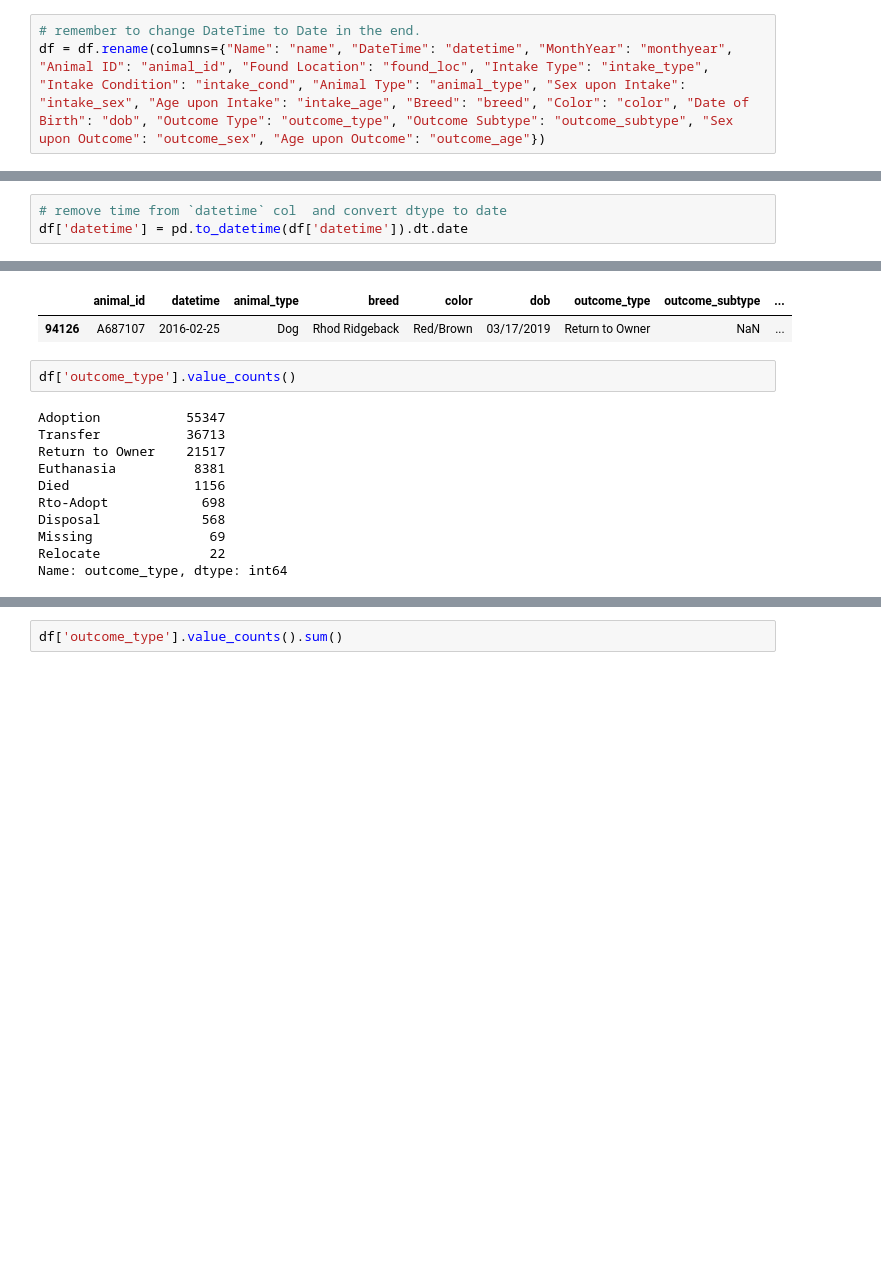
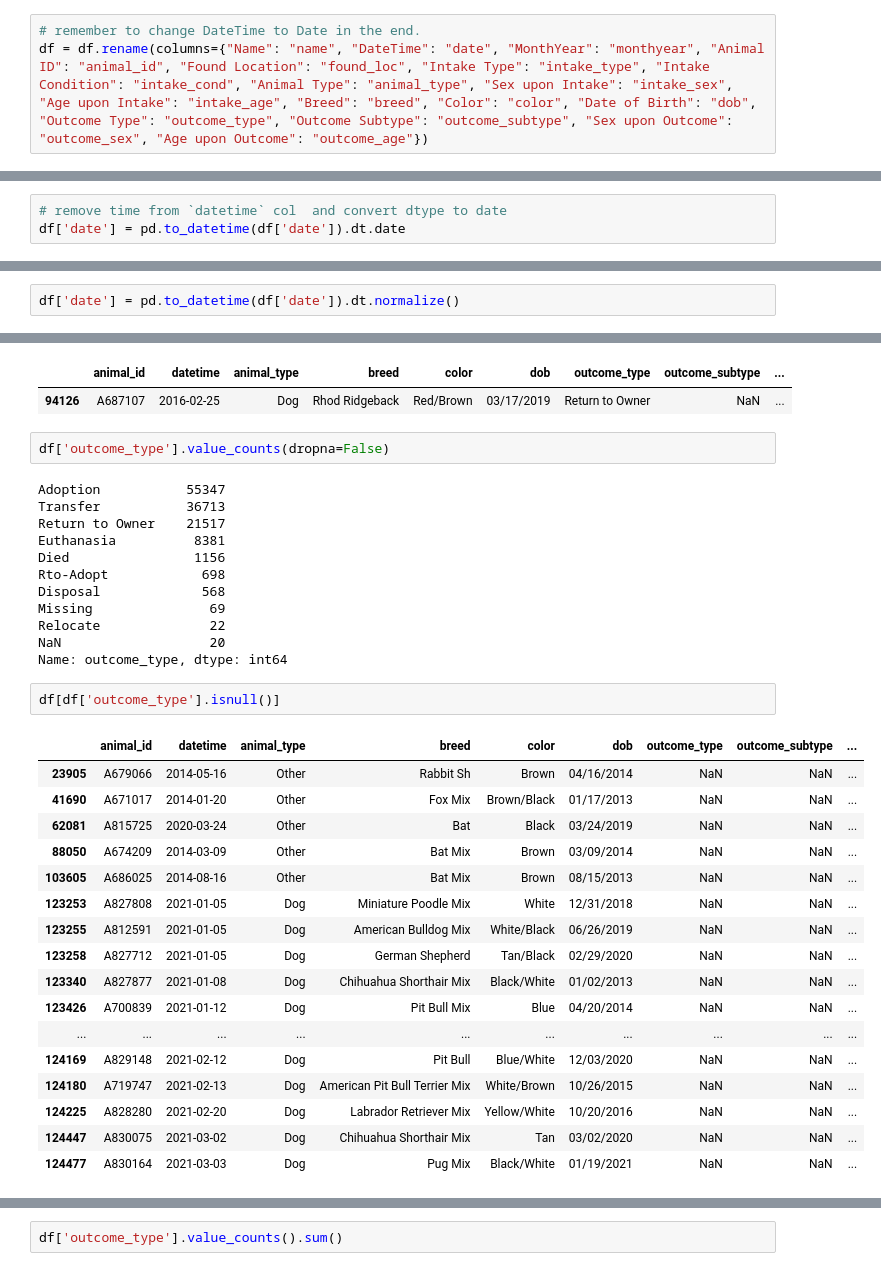
Before and after one commit to o0amandagomez0o/individual_project, a Jupyter notebook: aac_adoption.ipynb, the cells around one changed output, grey strips where cells are left out. Saved outputs shown, nothing was run; the diff lists cells and outputs as text; blank space fills up the shorter version.

```diff
--- a/aac_adoption.ipynb
+++ b/aac_adoption.ipynb
@@ -428,7 +410,7 @@ dtypes: object(17)
 memory usage: 17.1+ MB
 # %%
 # remember to change DateTime to Date in the end.
-df = df.rename(columns={"Name": "name", "DateTime": "datetime", "MonthYear": "monthyear", "Animal ID": "animal_id", "Found Location": "found_loc", "Intake Type": "intake_type", "Intake Condition": "intake_cond", "Animal Type": "animal_type", "Sex upon Intake": "intake_sex", "Age upon Intake": "intake_age", "Breed": "breed", "Color": "color", "Date of Birth": "dob", "Outcome Type": "outcome_type", "Outcome Subtype": "outcome_subtype", "Sex upon Outcome": "outcome_sex", "Age upon Outcome": "outcome_age"})
+df = df.rename(columns={"Name": "name", "DateTime": "date", "MonthYear": "monthyear", "Animal ID": "animal_id", "Found Location": "found_loc", "Intake Type": "intake_type", "Intake Condition": "intake_cond", "Animal Type": "animal_type", "Sex upon Intake": "intake_sex", "Age upon Intake": "intake_age", "Breed": "breed", "Color": "color", "Date of Birth": "dob", "Outcome Type": "outcome_type", "Outcome Subtype": "outcome_subtype", "Sex upon Outcome": "outcome_sex", "Age upon Outcome": "outcome_age"})
 # %%
 pd.to_datetime(df['datetime'], format='%y%m%d')
 # %% [output]
@@ -451,3 +433,3 @@ Name: datetime, Length: 124491, dtype: object
 # %%
 # remove time from `datetime` col  and convert dtype to date
-df['datetime'] = pd.to_datetime(df['datetime']).dt.date
+df['date'] = pd.to_datetime(df['date']).dt.date
@@ -471,3 +474,5 @@ Data columns (total 17 columns):
  16  outcome_age      124486 non-null  object
 dtypes: object(17)
 memory usage: 17.1+ MB
+# %%
+df['date'] = pd.to_datetime(df['date']).dt.normalize()
@@ -580,7 +606,7 @@ df[df['outcome_age'] == "-3 years"]
 |  | animal_id | datetime | animal_type | breed | color | dob | outcome_type | outcome_subtype | ... |
 | 94126 | A687107 | 2016-02-25 | Dog | Rhod Ridgeback | Red/Brown | 03/17/2019 | Return to Owner | NaN | ... |
 # %%
-df['outcome_type'].value_counts()
+df['outcome_type'].value_counts(dropna=False)
 # %% [output]
 Adoption           55347
 Transfer           36713
@@ -591,4 +617,25 @@ Rto-Adopt            698
 Disposal             568
 Missing               69
 Relocate              22
+NaN                   20
 Name: outcome_type, dtype: int64
+# %%
+df[df['outcome_type'].isnull()]
+# %% [output]
+|  | animal_id | datetime | animal_type | breed | color | dob | outcome_type | outcome_subtype | ... |
+| 23905 | A679066 | 2014-05-16 | Other | Rabbit Sh | Brown | 04/16/2014 | NaN | NaN | ... |
+| 41690 | A671017 | 2014-01-20 | Other | Fox Mix | Brown/Black | 01/17/2013 | NaN | NaN | ... |
+| 62081 | A815725 | 2020-03-24 | Other | Bat | Black | 03/24/2019 | NaN | NaN | ... |
+| 88050 | A674209 | 2014-03-09 | Other | Bat Mix | Brown | 03/09/2014 | NaN | NaN | ... |
+| 103605 | A686025 | 2014-08-16 | Other | Bat Mix | Brown | 08/15/2013 | NaN | NaN | ... |
+| 123253 | A827808 | 2021-01-05 | Dog | Miniature Poodle Mix | White | 12/31/2018 | NaN | NaN | ... |
+| 123255 | A812591 | 2021-01-05 | Dog | American Bulldog Mix | White/Black | 06/26/2019 | NaN | NaN | ... |
+| 123258 | A827712 | 2021-01-05 | Dog | German Shepherd | Tan/Black | 02/29/2020 | NaN | NaN | ... |
+| 123340 | A827877 | 2021-01-08 | Dog | Chihuahua Shorthair Mix | Black/White | 01/02/2013 | NaN | NaN | ... |
+| 123426 | A700839 | 2021-01-12 | Dog | Pit Bull Mix | Blue | 04/20/2014 | NaN | NaN | ... |
+| ... | ... | ... | ... | ... | ... | ... | ... | ... | ... |
+| 124169 | A829148 | 2021-02-12 | Dog | Pit Bull | Blue/White | 12/03/2020 | NaN | NaN | ... |
+| 124180 | A719747 | 2021-02-13 | Dog | American Pit Bull Terrier Mix | White/Brown | 10/26/2015 | NaN | NaN | ... |
+| 124225 | A828280 | 2021-02-20 | Dog | Labrador Retriever Mix | Yellow/White | 10/20/2016 | NaN | NaN | ... |
+| 124447 | A830075 | 2021-03-02 | Dog | Chihuahua Shorthair Mix | Tan | 03/02/2020 | NaN | NaN | ... |
+| 124477 | A830164 | 2021-03-03 | Dog | Pug Mix | Black/White | 01/19/2021 | NaN | NaN | ... |
```
Also changed, not shown: parts of 152 cells of this notebook, 2 other files.
